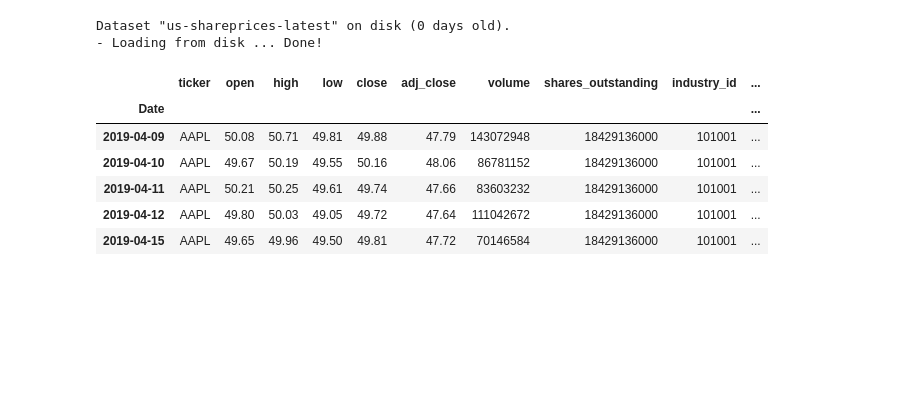
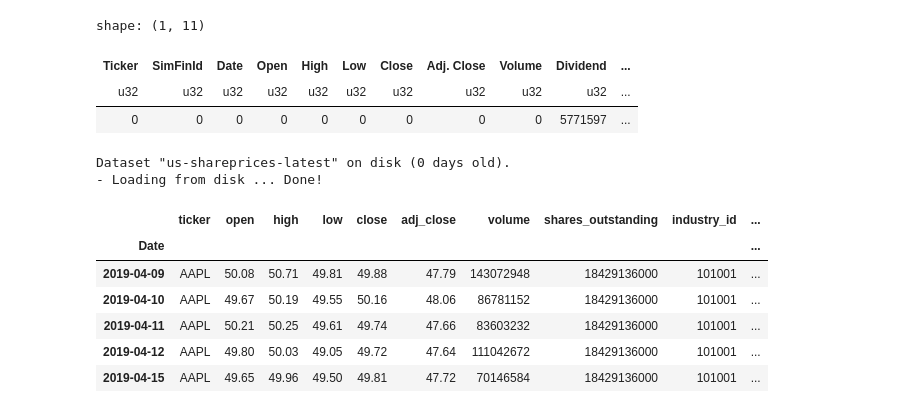
Before and after one commit to isaacchaljub/GP_Python2, a Jupyter notebook: python2_gp.ipynb, the cells around one changed output. Saved outputs shown, nothing was run; the diff lists cells and outputs as text; code cells hidden in the pictures; blank space fills up the shorter version.

```diff
--- a/python2_gp.ipynb
+++ b/python2_gp.ipynb
@@ -21,6 +21,13 @@ warnings.simplefilter(action='ignore', category=FutureWarning)
 # %%
 COM=pl.read_csv('us-companies.csv', separator=';')
 PRI=pl.read_csv('us-shareprices-daily.csv', separator=';')
+# %%
+PRI.null_count()
+# %% [output]
+shape: (1, 11)
+| Ticker | SimFinId | Date | Open | High | Low | Close | Adj. Close | Volume | Dividend | ... |
+| u32 | u32 | u32 | u32 | u32 | u32 | u32 | u32 | u32 | u32 | ... |
+| 0 | 0 | 0 | 0 | 0 | 0 | 0 | 0 | 0 | 5771597 | ... |
 # %%
 class FinancialPredictions():
     def __init__(self, chosen_companies:list, start_date:str=None, end_date:str=None):
```
Also changed, not shown: 4 other files.
